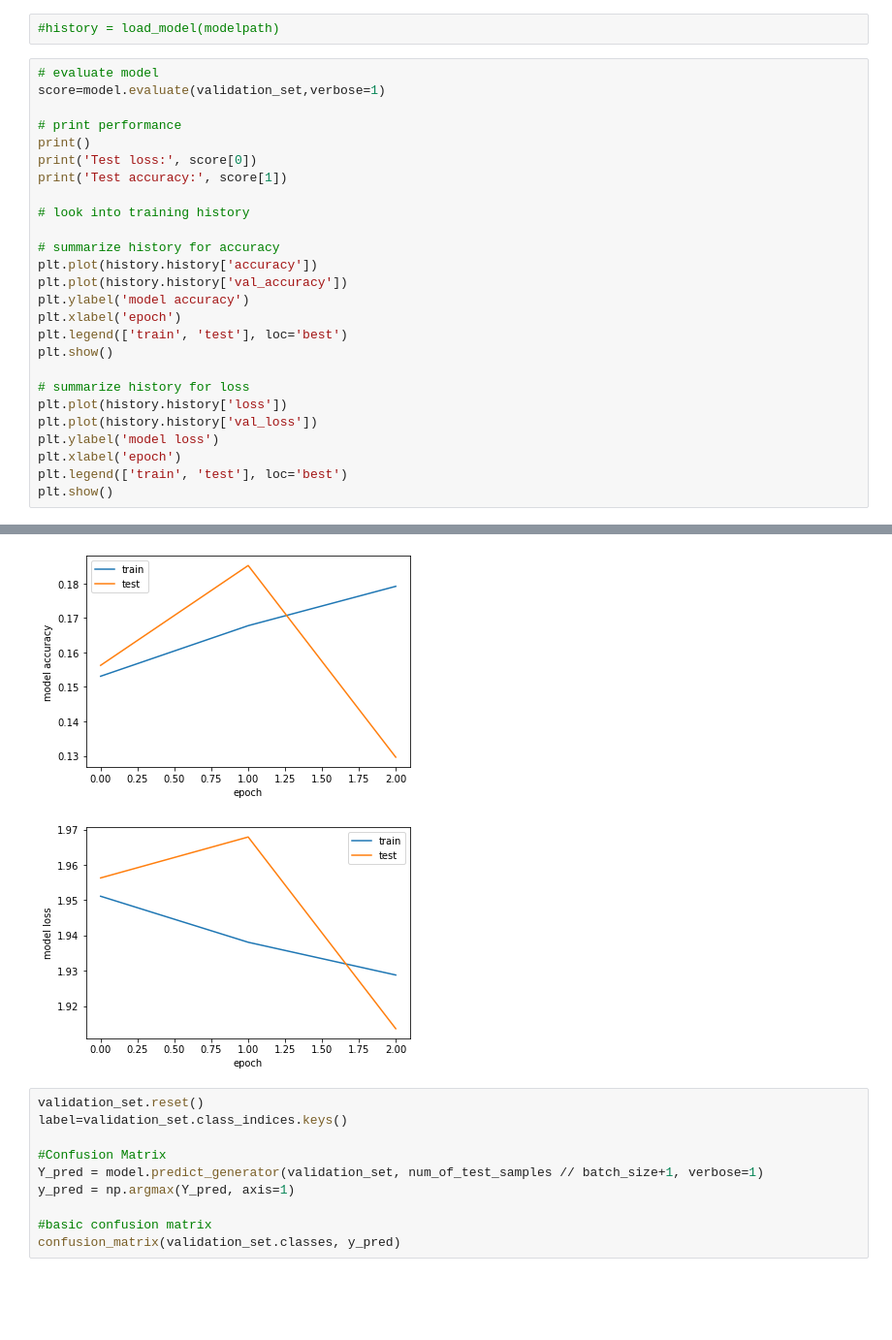
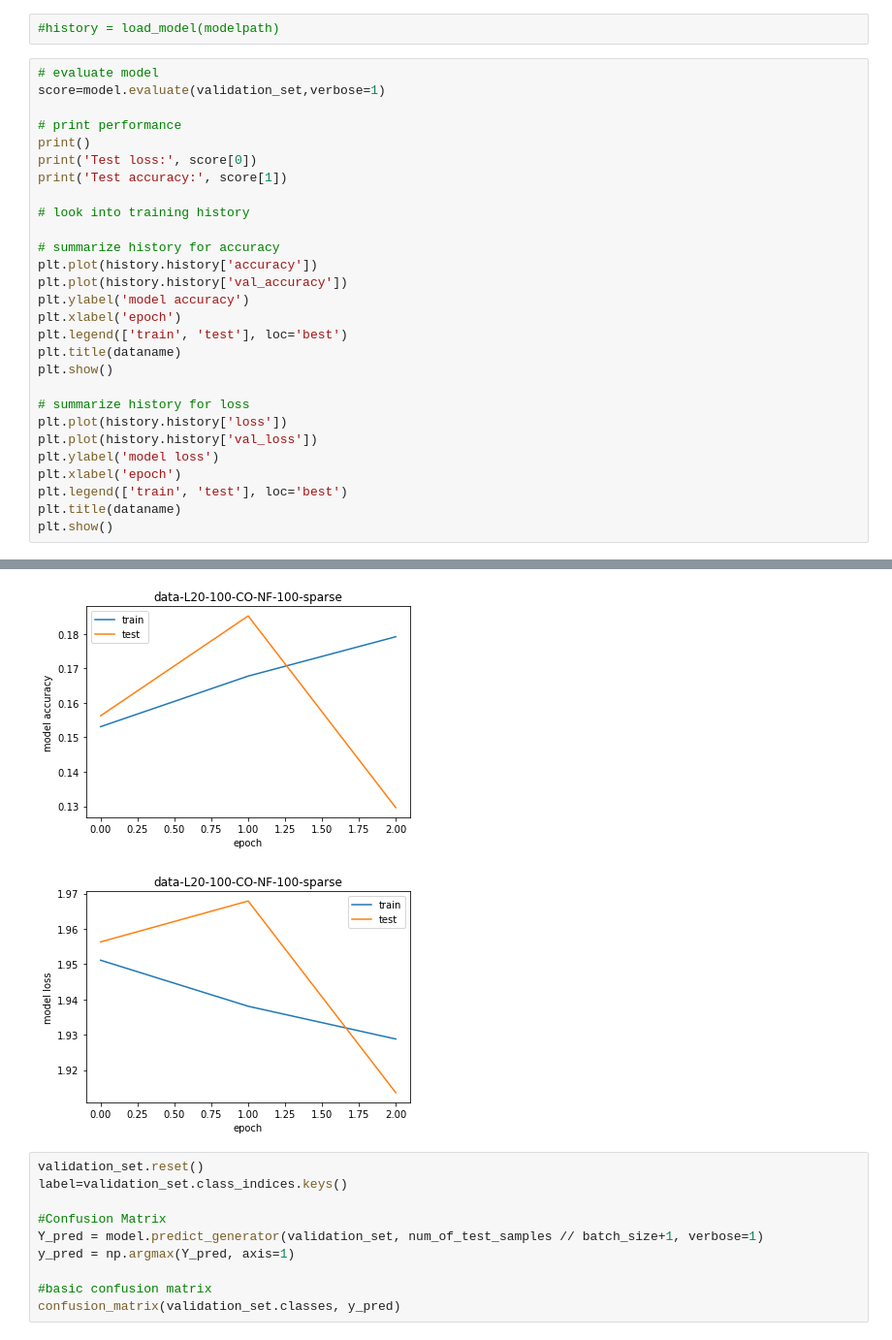
Before and after one commit to Zephromonia/MachineLearning-Anderson, a Jupyter notebook: src/AM-Keras-CNN-Lxx-SSS-Exx-IMGxxx.ipynb, the cells around one changed output, grey strips where cells are left out. Shown: that part at 97% size. Saved outputs shown, nothing was run; the diff lists cells and outputs as text; blank space fills up the shorter version.

Commit message:
added labels/titles to graphs and confusion matrix

```diff
--- a/src/AM-Keras-CNN-Lxx-SSS-Exx-IMGxxx.ipynb
+++ b/src/AM-Keras-CNN-Lxx-SSS-Exx-IMGxxx.ipynb
@@ -267,6 +267,7 @@ plt.plot(history.history['val_accuracy'])
 plt.ylabel('model accuracy')
 plt.xlabel('epoch')
 plt.legend(['train', 'test'], loc='best')
+plt.title(dataname)
 plt.show()
 
 # summarize history for loss
@@ -275,5 +276,6 @@ plt.plot(history.history['val_loss'])
 plt.ylabel('model loss')
 plt.xlabel('epoch')
 plt.legend(['train', 'test'], loc='best')
+plt.title(dataname)
 plt.show()
 # %% [output]
@@ -281,8 +283,8 @@ plt.show()
 
 Test loss: 1.9876537322998047
 Test accuracy: 0.10000000149011612
-[figure, old version]
+[figure, new version]
-[figure, old version]
+[figure, new version]
 # %%
 validation_set.reset()
 label=validation_set.class_indices.keys()
```
Also changed, not shown: parts of 2 cells of this notebook.
